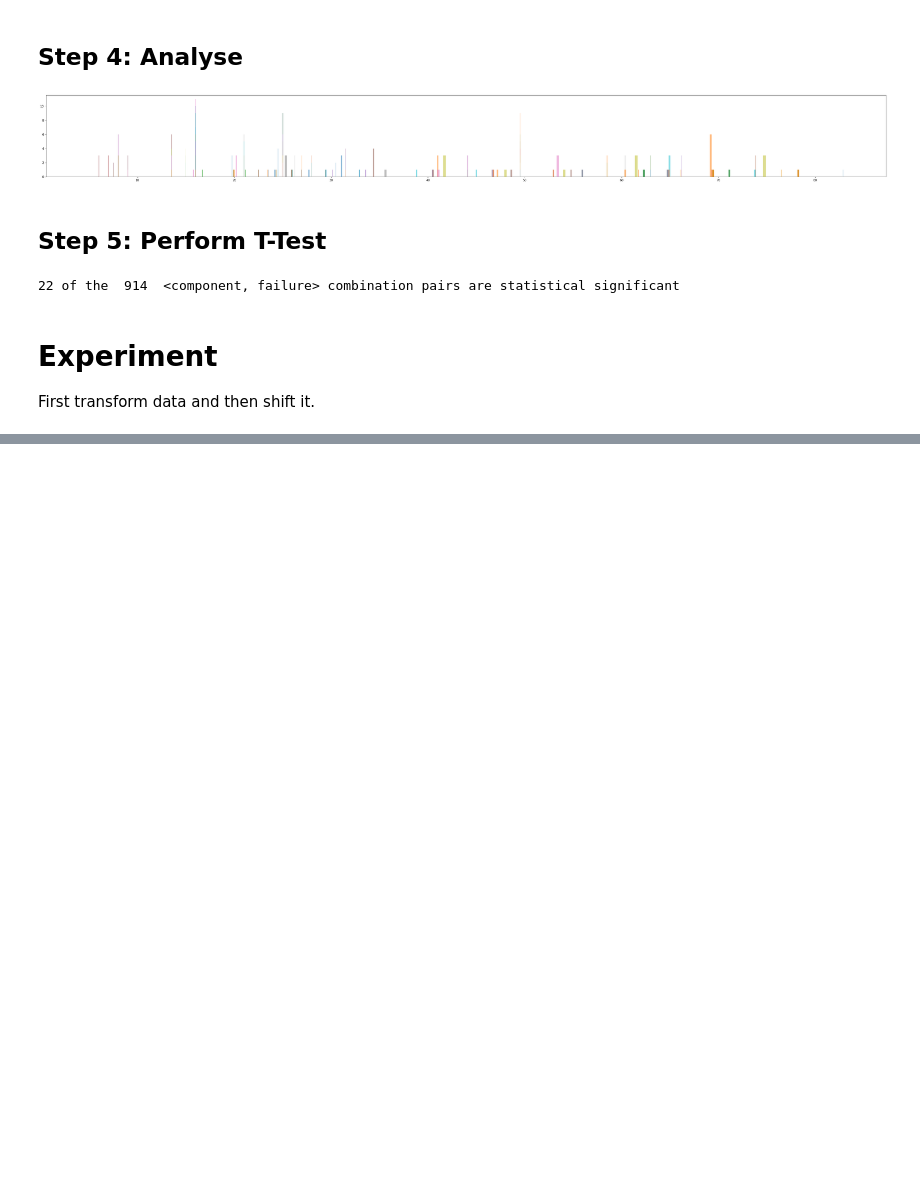
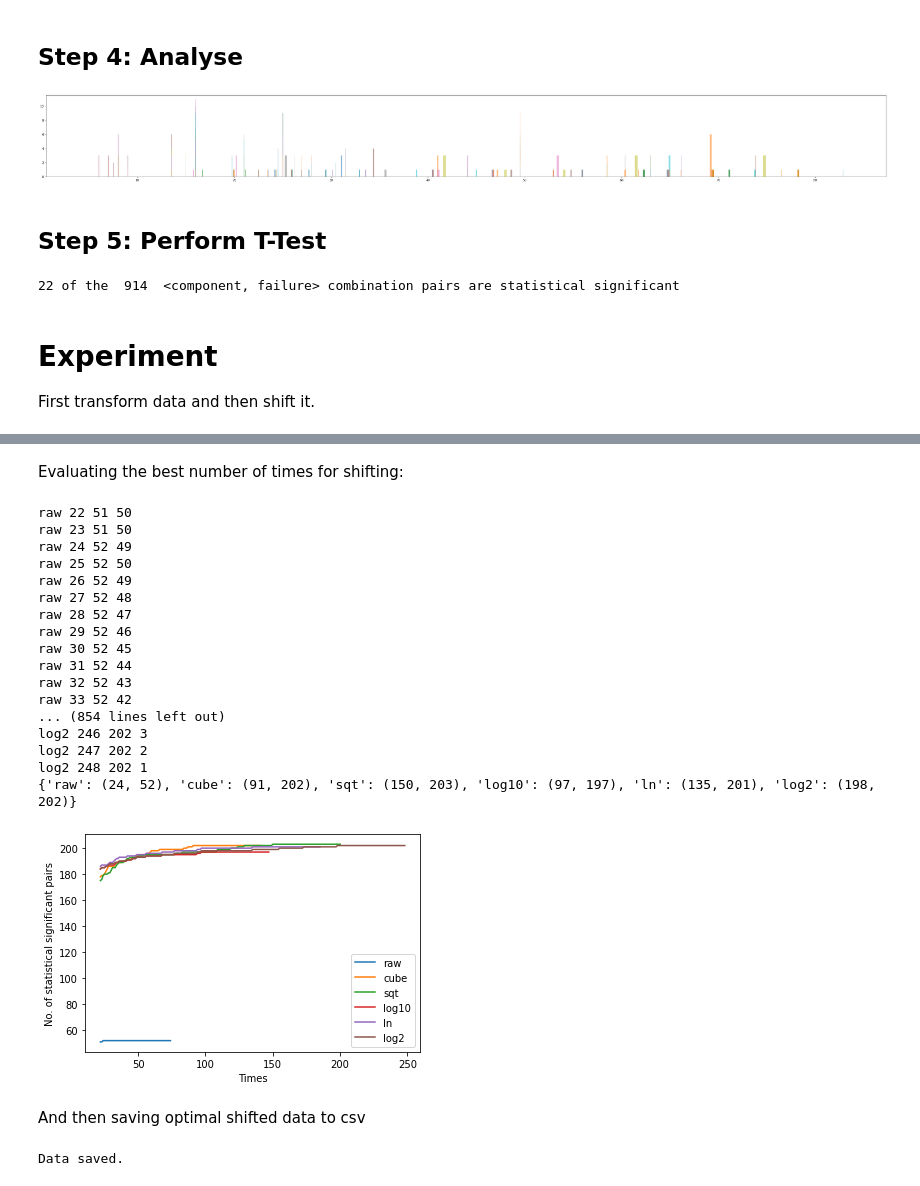
Before and after one commit to hpi-sam/rl-4-self-repair, a Jupyter notebook: data_analysis/data_shift_analysis.ipynb, the cells around one changed output, grey strips where cells are left out. Drawn from its saved outputs; the diff is of its cells as text; code cells hidden in the pictures; blank space fills up the shorter version.

```diff
--- a/data_analysis/data_shift_analysis.ipynb
+++ b/data_analysis/data_shift_analysis.ipynb
@@ -103,0 +105,67 @@ plt.show()
+# %% [markdown]
+Evaluating the best number of times for shifting:
+# %%
+result = {}
+times = range(22, 914, 1)
+
+for t in types:
+    x = []
+    values = []
+    stop = 50
+    if t not in result:
+        result[t] = (0,0) # (times, number of statistical significant)
+    for i in times:
+        if stop != 0:
+            (means, shifted_data) = du.shift_data(dh.data, t, times=i)
+            ttest = du.perform_ttest(means, shifted_data, t)
+            r = len(ttest[ttest['pvalue']<0.025])
+            values.append(r)
+            x.append(i)
+            print(t, i, r, stop)
+            if r > result[t][1]:
+                result[t] = (i, r)
+                stop = 50
+            else:
+                stop -= 1
+        else:
+            break
+    plt.plot(x, values, label=t)
+
+print(result)
+plt.xlabel("Times")
+plt.ylabel("No. of statistical significant pairs")
+plt.legend()
+plt.savefig('line_plot.pdf')
+plt.show()
+# %% [output]
+raw 22 51 50
+raw 23 51 50
+raw 24 52 49
+raw 25 52 50
+raw 26 52 49
+raw 27 52 48
+raw 28 52 47
+raw 29 52 46
+raw 30 52 45
+raw 31 52 44
+raw 32 52 43
+raw 33 52 42
+... (854 lines left out)
+log2 246 202 3
+log2 247 202 2
+log2 248 202 1
+{'raw': (24, 52), 'cube': (91, 202), 'sqt': (150, 203), 'log10': (97, 197), 'ln': (135, 201), 'log2': (198, 202)}
+[figure, added]
+# %% [markdown]
+And then saving optimal shifted data to csv
+# %%
+result = {'raw': (24, 52), 'cube': (91, 202), 'sqt': (150, 203), 'log10': (97, 197), 'ln': (135, 201), 'log2': (198, 202)}
+optimal_shifted_data = dh.data
+
+for t, value in result.items():
+    (_, optimal_shifted_data) = du.shift_data(optimal_shifted_data, t, times=value[0])
+
+optimal_shifted_data.to_csv('prepared_data_Linear_Shifted.csv')
+print("Data saved.")
+# %% [output]
+Data saved.
```
Also changed, not shown: parts of 4 cells of this notebook, 5 other files.
